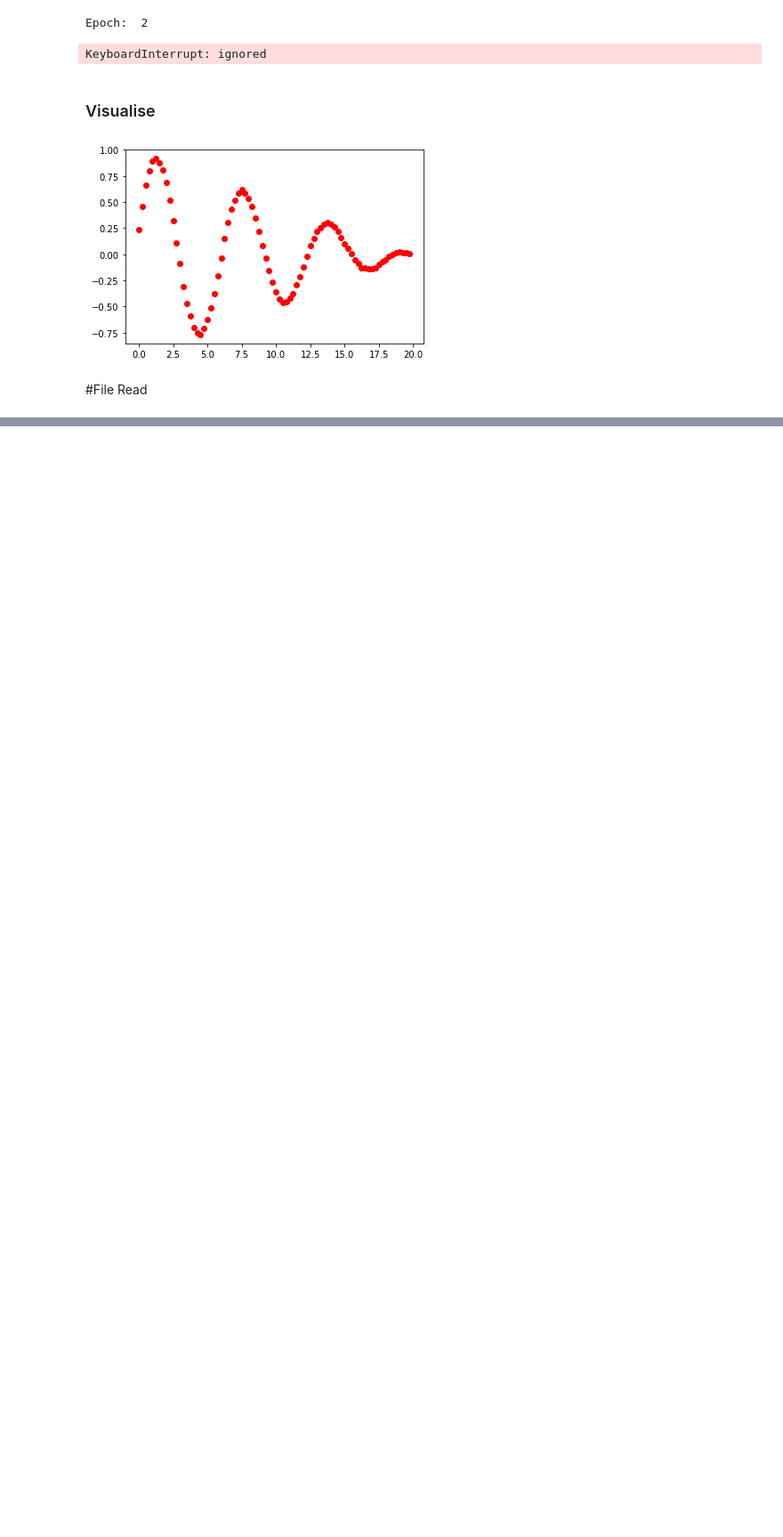
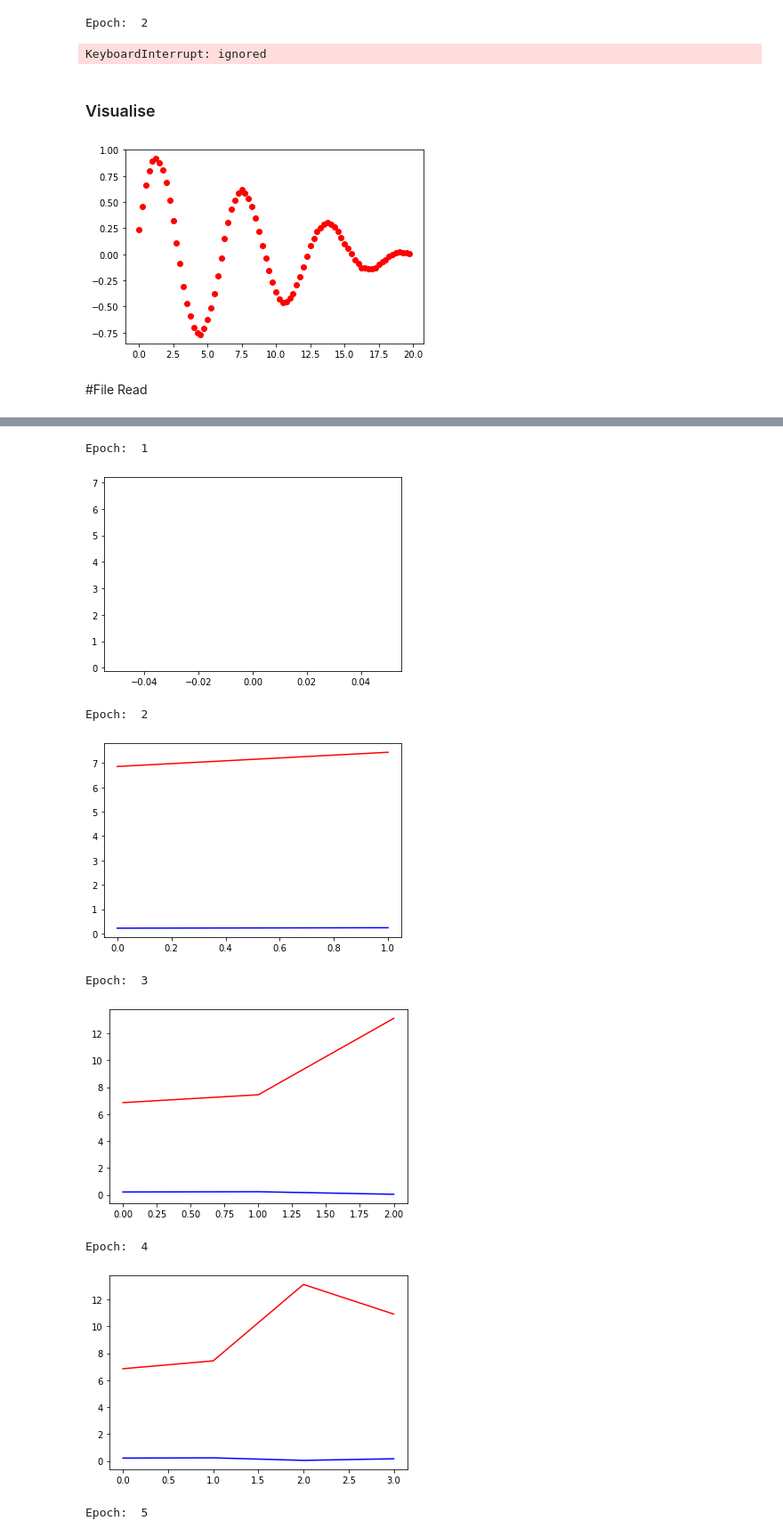
Before and after one commit to JamieCDev20/GAM705, a Jupyter notebook: 705Main.ipynb, the cells around one changed output, grey strips where cells are left out. Shown at 89% size. Drawn from its saved outputs; the diff is of its cells as text; code cells hidden in the pictures; blank space fills up the shorter version.

```diff
--- a/705Main.ipynb
+++ b/705Main.ipynb
@@ -439,0 +468,4 @@ NameError: ignored
+# %%
+filenames = []
+for filename in os.walk(animFilePath):
+  filenames = filename[2]
@@ -439,0 +500,3 @@ NameError: ignored
+# %%
+batchSize = 64
+iterations = 5000
@@ -439,0 +553,13 @@ NameError: ignored
+# %%
+animCrossEntropy = tf.keras.losses.BinaryCrossentropy(from_logits=False)
+
+animGenOp = tf.keras.optimizers.Adam(1e-4)
+animDiscOp = tf.keras.optimizers.Adam(1e-4)
+
+def AnimDiscLossCalculation(_realResults, _fakeResults):
+  fLoss = animCrossEntropy(tf.zeros_like(_fakeResults), _fakeResults)
+  rLoss = animCrossEntropy(tf.ones_like(_realResults), _realResults)
+  return fLoss + rLoss
+
+def AnimGenLossCalculation(_fakeResults):
+  return animCrossEntropy(tf.ones_like(_fakeResults), _fakeResults)
@@ -439,0 +588,22 @@ NameError: ignored
+# %%
+def AnimTraining(epochs):
+
+  dLossA = []
+  gLossA = []
+
+  for epoch in range(epochs):
+    print("Epoch: ", epoch + 1)
+
+    for i in range(iterations):
+      dLoss, gLoss = AnimTrainingStep()
+
+    dLossA.append(dLoss)
+    gLossA.append(gLoss)
+
+    if(epoch > 0 and epoch % 5 == 0):
+      animGenerator.save(aiOutPath)
+
+    plt.clf()
+    plt.plot(dLossA, c = "blue")
+    plt.plot(gLossA, c = "red")
+    plt.show()
@@ -439,0 +612,12 @@ NameError: ignored
+# %%
+AnimTraining(50)
+# %% [output]
+Epoch:  1
+[figure, added]
+Epoch:  2
+[figure, added]
+Epoch:  3
+[figure, added]
+Epoch:  4
+[figure, added]
+Epoch:  5
```
Also changed, not shown: parts of 21 cells of this notebook.
